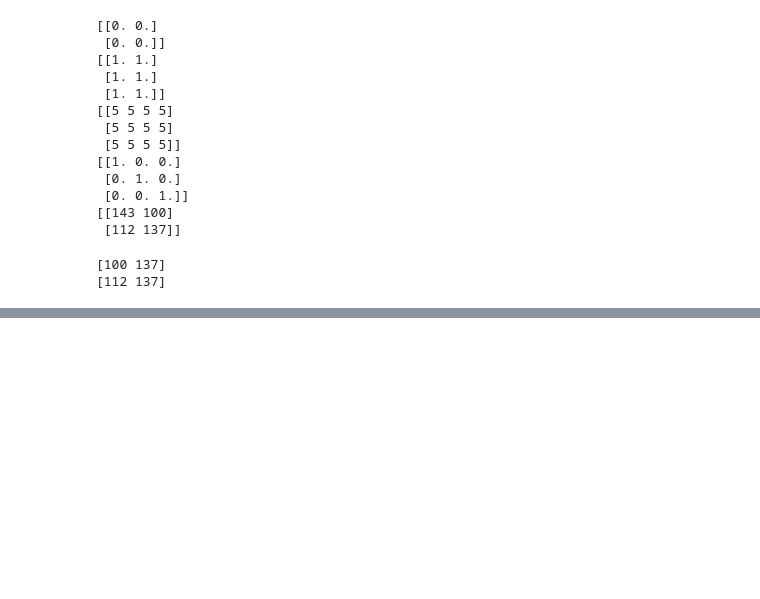
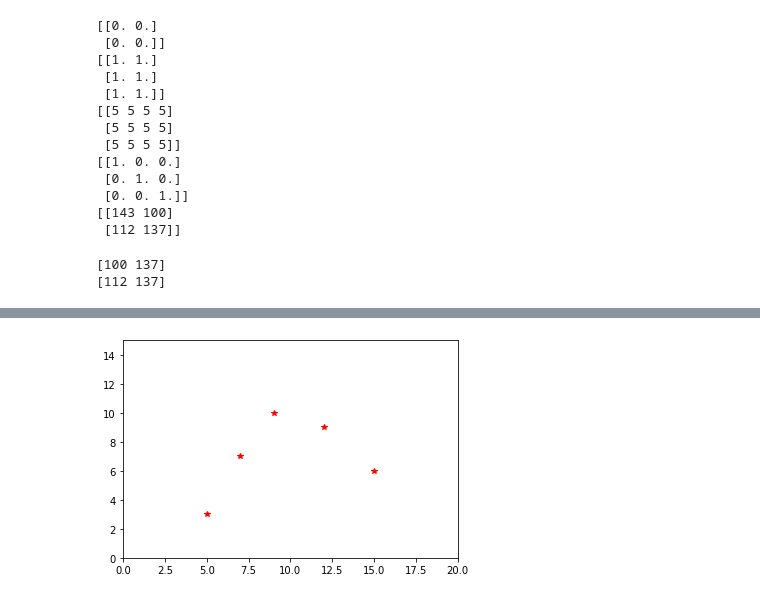
Before and after one commit to AkiaBurnett/Basic-Python, a Jupyter notebook: data_science_tools.ipynb, the cells around one changed output, grey strips where cells are left out. Saved outputs shown, nothing was run; the diff lists cells and outputs as text; code cells hidden in the pictures; blank space fills up the shorter version.

```diff
--- a/data_science_tools.ipynb
+++ b/data_science_tools.ipynb
@@ -63,0 +77,8 @@ print(random_array_int[1,:]) #print all elements from the second row
+# %%
+#Formatting the style of your plot
+#plt.plot([x],[y]) ex (5,3)
+plt.plot([5,7,9,12,15],[3,7,10,9,6], 'r*') #ro=red dots r*- blue stars
+plt.axis([0,20,0,15]) #x axis 0-20 y 0-15
+plt.show()
+# %% [output]
+[figure, added]
```
Also changed, not shown: parts of 6 cells of this notebook.
